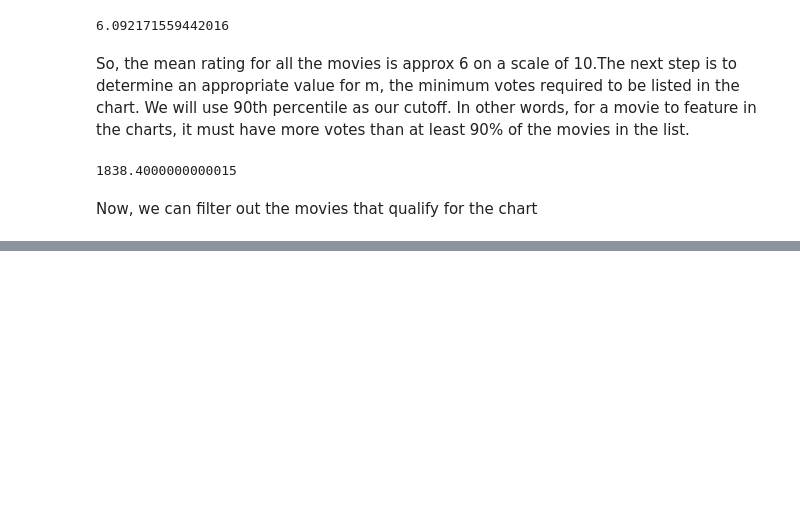
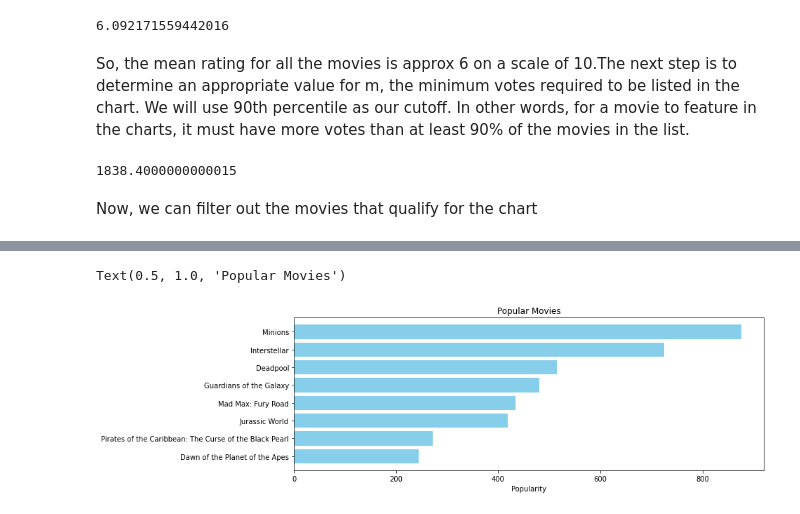
Before and after one commit to JIPiration/kaggles, a Jupyter notebook: the-movie-dataset-and-TMDB-5000-movie-dataset/getting-started-with-a-movie-recommendation-system.ipynb, the cells around one changed output, grey strips where cells are left out. Cells and saved outputs as stored; diff of their text form; code cells hidden in the pictures; blank space fills up the shorter version.

```diff
--- a/the-movie-dataset-and-TMDB-5000-movie-dataset/getting-started-with-a-movie-recommendation-system.ipynb
+++ b/the-movie-dataset-and-TMDB-5000-movie-dataset/getting-started-with-a-movie-recommendation-system.ipynb
@@ -187,0 +195,13 @@ NameError: name 'smd' is not defined
+# %%
+pop= df2.sort_values('popularity', ascending=False)
+import matplotlib.pyplot as plt
+plt.figure(figsize=(12,4))
+
+plt.barh(pop['title'].head(8),pop['popularity'].head(8), align='center',
+        color='skyblue')
+plt.gca().invert_yaxis()
+plt.xlabel("Popularity")
+plt.title("Popular Movies")
+# %% [output]
+Text(0.5, 1.0, 'Popular Movies')
+[figure, added]
```
Also changed, not shown: parts of 58 cells of this notebook.
